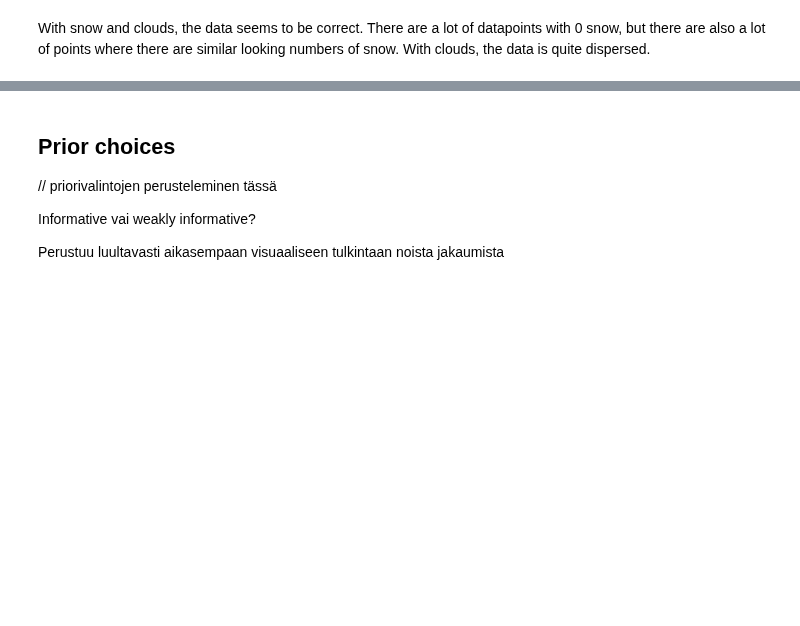
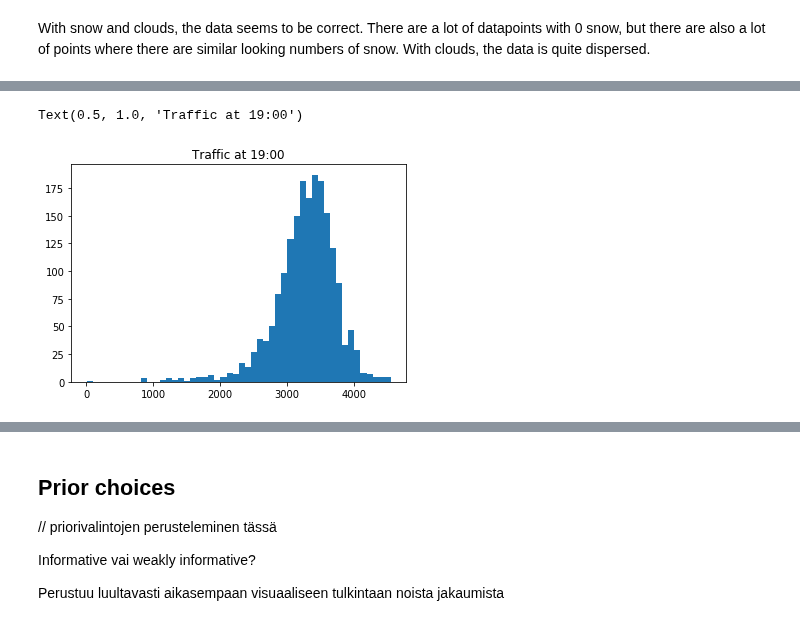
Before and after one commit to Lensku/BDA-Project-Otso-Lensku, a Jupyter notebook: Project.ipynb, the cells around one changed output, grey strips where cells are left out. Cells and saved outputs as stored; diff of their text form; code cells hidden in the pictures; blank space fills up the shorter version.

```diff
--- a/Project.ipynb
+++ b/Project.ipynb
@@ -179,0 +162,6 @@ x_{21} & x_{22} & x_{23}
+# %%
+plt.hist(traffic_by_time[19], bins=50)
+plt.title("Traffic at 19:00")
+# %% [output]
+Text(0.5, 1.0, 'Traffic at 19:00')
+[figure, added]
```
Also changed, not shown: parts of 7 cells of this notebook, 1 other file.
